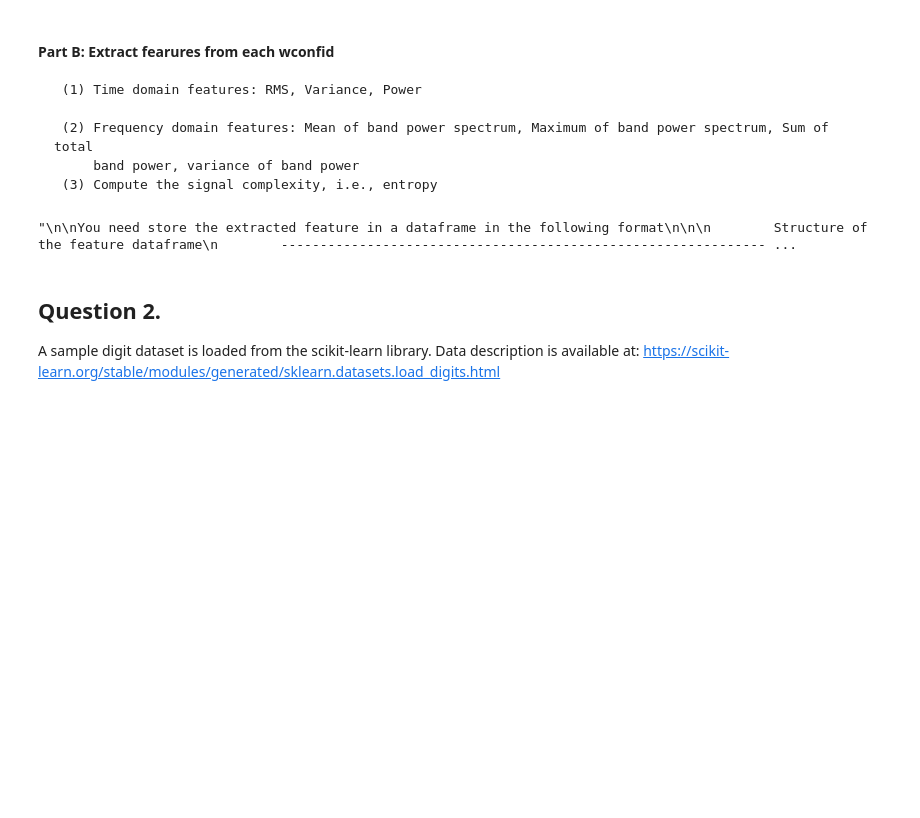
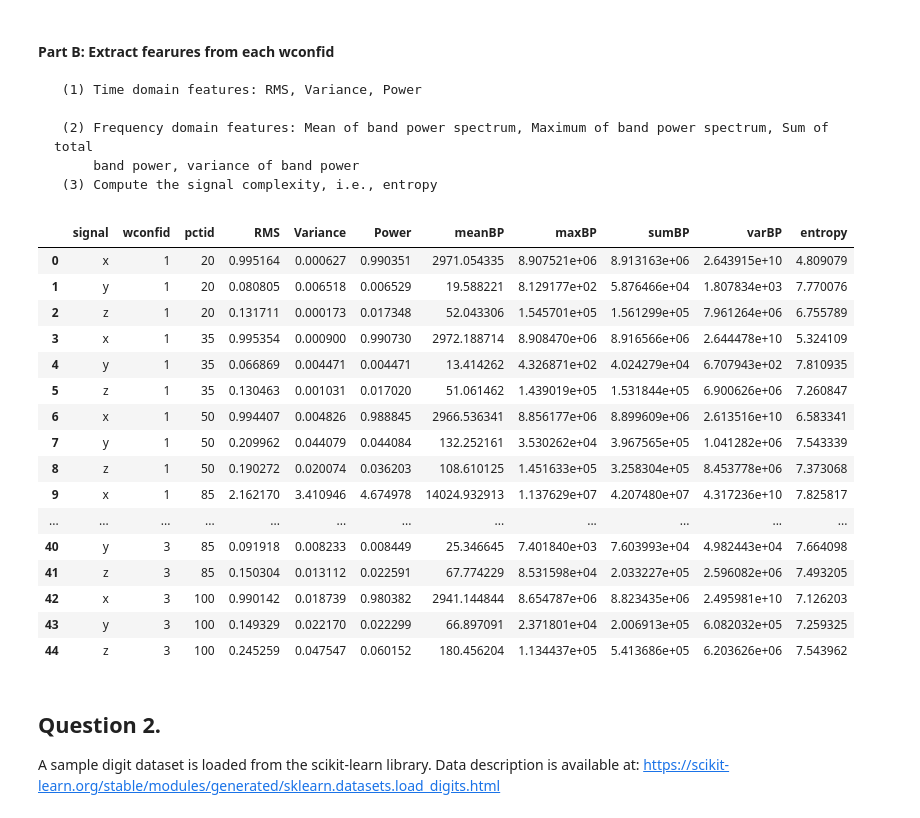
Before and after one commit to FarsanBaloo/DVA256, a Jupyter notebook: EXERCISE3/Exercise 3.ipynb, the cells around one changed output. Saved outputs shown, nothing was run; the diff lists cells and outputs as text; code cells hidden in the pictures; blank space fills up the shorter version.

```diff
--- a/EXERCISE3/Exercise 3.ipynb
+++ b/EXERCISE3/Exercise 3.ipynb
@@ -274,34 +297,83 @@ def signalComplexity(signal):
 
 You need store the extracted feature in a dataframe in the following format
 
 
         Structure of the feature dataframe
         ----------------------------------------------------------------------------------
         index signal wconfid pctid  RMS  Variance  Power  meanBP  maxBP  sumBP  varBP  entropy
           0     @       #      **     *      *       *       *      *       *      *       *
           1     @       #      **     *      *       *       *      *       *      *       *
           2     @       #      **     *      *       *       *      *       *      *       *
           .
           .
           .
           n
 
 
         Where  '@ = {x, y, z}', '# = {1, 2, 3}', '** = {20, 35, 50, 85, 100}', and '* = {estimated feature value}'
 
 """
 
 ############################################################
 #  Call the functions and store the output in dataframes   #
 #  INSERT YOUR CODE                                        #
 ############################################################
 
 ###################
 # Tips: You need to sgement the signals according to the three wconfid ids and five pctid intervals.
 #       You should the same approach as you did for the Part A of Question 3
 ###################
+
+pctids = [20, 35, 50, 85, 100]
+df = df[df['pctid'].isin(pctids)]
+features_list = []
+
+
+for wconfid in range(1, 4):
+    for pctid in pctids:
+        subset = df[(df['wconfid'] == wconfid) & (df['pctid'] == pctid)]
+
+        for i, axis in enumerate(['x', 'y', 'z']):
+            signal = subset[axis].values
+
+            rms, var, power = timeFeatures(signal)
+            meanBP, maxBP, sumBP, varBP = frequencyFeatures(signal)
+            entropy_value = signalComplexity(signal)
+
+            features_list.append({
+                'signal': axis,
+                'wconfid': wconfid,
+                'pctid': pctid,
+                'RMS': rms,
+                'Variance': var,
+                'Power': power,
+                'meanBP': meanBP,
+                'maxBP': maxBP,
+                'sumBP': sumBP,
+                'varBP': varBP,
+                'entropy': entropy_value
+            })
+
+features_df = pd.DataFrame(features_list)
+features_df
 # %% [output]
-"\n\nYou need store the extracted feature in a dataframe in the following format\n\n\n        Structure of the feature dataframe\n        -------------------------------------------------------------- ...
+|  | signal | wconfid | pctid | RMS | Variance | Power | meanBP | maxBP | sumBP | varBP | entropy |
+| 0 | x | 1 | 20 | 0.995164 | 0.000627 | 0.990351 | 2971.054335 | 8.907521e+06 | 8.913163e+06 | 2.643915e+10 | 4.809079 |
+| 1 | y | 1 | 20 | 0.080805 | 0.006518 | 0.006529 | 19.588221 | 8.129177e+02 | 5.876466e+04 | 1.807834e+03 | 7.770076 |
+| 2 | z | 1 | 20 | 0.131711 | 0.000173 | 0.017348 | 52.043306 | 1.545701e+05 | 1.561299e+05 | 7.961264e+06 | 6.755789 |
+| 3 | x | 1 | 35 | 0.995354 | 0.000900 | 0.990730 | 2972.188714 | 8.908470e+06 | 8.916566e+06 | 2.644478e+10 | 5.324109 |
+| 4 | y | 1 | 35 | 0.066869 | 0.004471 | 0.004471 | 13.414262 | 4.326871e+02 | 4.024279e+04 | 6.707943e+02 | 7.810935 |
+| 5 | z | 1 | 35 | 0.130463 | 0.001031 | 0.017020 | 51.061462 | 1.439019e+05 | 1.531844e+05 | 6.900626e+06 | 7.260847 |
+| 6 | x | 1 | 50 | 0.994407 | 0.004826 | 0.988845 | 2966.536341 | 8.856177e+06 | 8.899609e+06 | 2.613516e+10 | 6.583341 |
+| 7 | y | 1 | 50 | 0.209962 | 0.044079 | 0.044084 | 132.252161 | 3.530262e+04 | 3.967565e+05 | 1.041282e+06 | 7.543339 |
+| 8 | z | 1 | 50 | 0.190272 | 0.020074 | 0.036203 | 108.610125 | 1.451633e+05 | 3.258304e+05 | 8.453778e+06 | 7.373068 |
+| 9 | x | 1 | 85 | 2.162170 | 3.410946 | 4.674978 | 14024.932913 | 1.137629e+07 | 4.207480e+07 | 4.317236e+10 | 7.825817 |
+| ... | ... | ... | ... | ... | ... | ... | ... | ... | ... | ... | ... |
+| 40 | y | 3 | 85 | 0.091918 | 0.008233 | 0.008449 | 25.346645 | 7.401840e+03 | 7.603993e+04 | 4.982443e+04 | 7.664098 |
+| 41 | z | 3 | 85 | 0.150304 | 0.013112 | 0.022591 | 67.774229 | 8.531598e+04 | 2.033227e+05 | 2.596082e+06 | 7.493205 |
+| 42 | x | 3 | 100 | 0.990142 | 0.018739 | 0.980382 | 2941.144844 | 8.654787e+06 | 8.823435e+06 | 2.495981e+10 | 7.126203 |
+| 43 | y | 3 | 100 | 0.149329 | 0.022170 | 0.022299 | 66.897091 | 2.371801e+04 | 2.006913e+05 | 6.082032e+05 | 7.259325 |
+| 44 | z | 3 | 100 | 0.245259 | 0.047547 | 0.060152 | 180.456204 | 1.134437e+05 | 5.413686e+05 | 6.203626e+06 | 7.543962 |
 # %% [markdown]
 ## Question 2.
 A sample digit dataset is loaded from the scikit-learn library. Data description is available at: https://scikit-learn.org/stable/modules/generated/sklearn.datasets.load_digits.html
```
Also changed, not shown: parts of 3 cells of this notebook, 1 other file.
